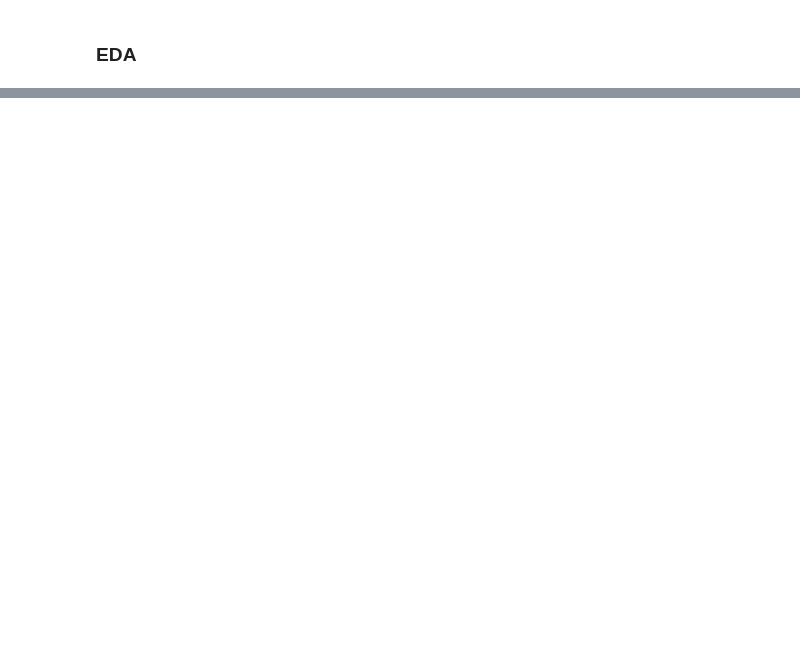
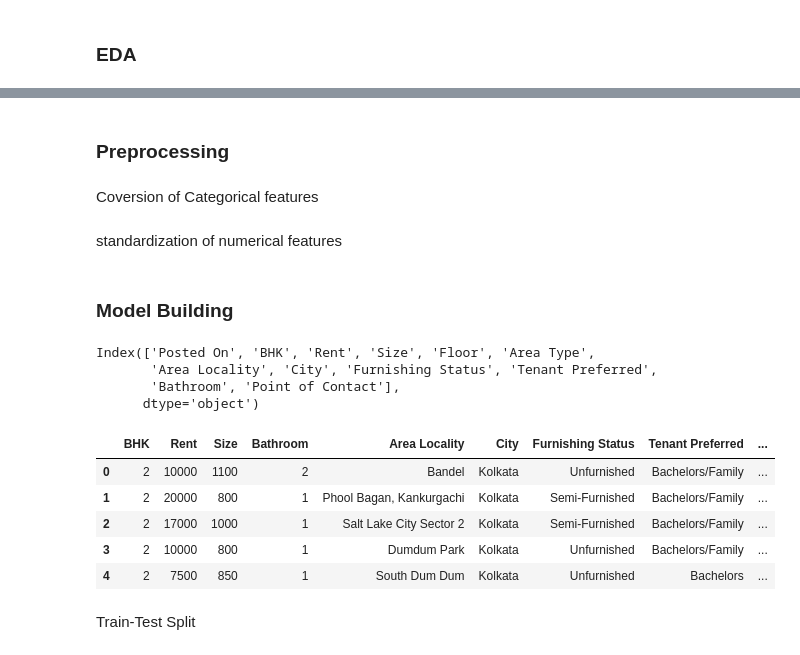
Before and after one commit to suchi-ta/Linear_Regression_model, a Jupyter notebook: regression.ipynb, the cells around one changed output, grey strips where cells are left out. Saved outputs shown, nothing was run; the diff lists cells and outputs as text; code cells hidden in the pictures; blank space fills up the shorter version.

```diff
--- a/regression.ipynb
+++ b/regression.ipynb
@@ -136,0 +232,25 @@ Name: proportion, dtype: float64
+# %% [markdown]
+### Preprocessing
+# %% [markdown]
+Coversion of Categorical features
+# %% [markdown]
+standardization of numerical features
+# %% [markdown]
+### Model Building
+# %%
+data.columns
+# %% [output]
+Index(['Posted On', 'BHK', 'Rent', 'Size', 'Floor', 'Area Type',
+       'Area Locality', 'City', 'Furnishing Status', 'Tenant Preferred',
+       'Bathroom', 'Point of Contact'],
+      dtype='object')
+# %%
+data_1=data[['BHK', 'Rent', 'Size', 'Bathroom','Area Locality', 'City', 'Furnishing Status', 'Tenant Preferred','Floor','Area Type']]
+data_1.head()
+# %% [output]
+|  | BHK | Rent | Size | Bathroom | Area Locality | City | Furnishing Status | Tenant Preferred | ... |
+| 0 | 2 | 10000 | 1100 | 2 | Bandel | Kolkata | Unfurnished | Bachelors/Family | ... |
+| 1 | 2 | 20000 | 800 | 1 | Phool Bagan, Kankurgachi | Kolkata | Semi-Furnished | Bachelors/Family | ... |
+| 2 | 2 | 17000 | 1000 | 1 | Salt Lake City Sector 2 | Kolkata | Semi-Furnished | Bachelors/Family | ... |
+| 3 | 2 | 10000 | 800 | 1 | Dumdum Park | Kolkata | Unfurnished | Bachelors/Family | ... |
+| 4 | 2 | 7500 | 850 | 1 | South Dum Dum | Kolkata | Unfurnished | Bachelors | ... |
@@ -136,0 +264,2 @@ Name: proportion, dtype: float64
+# %% [markdown]
+Train-Test Split
```
Also changed, not shown: parts of 22 cells of this notebook.
